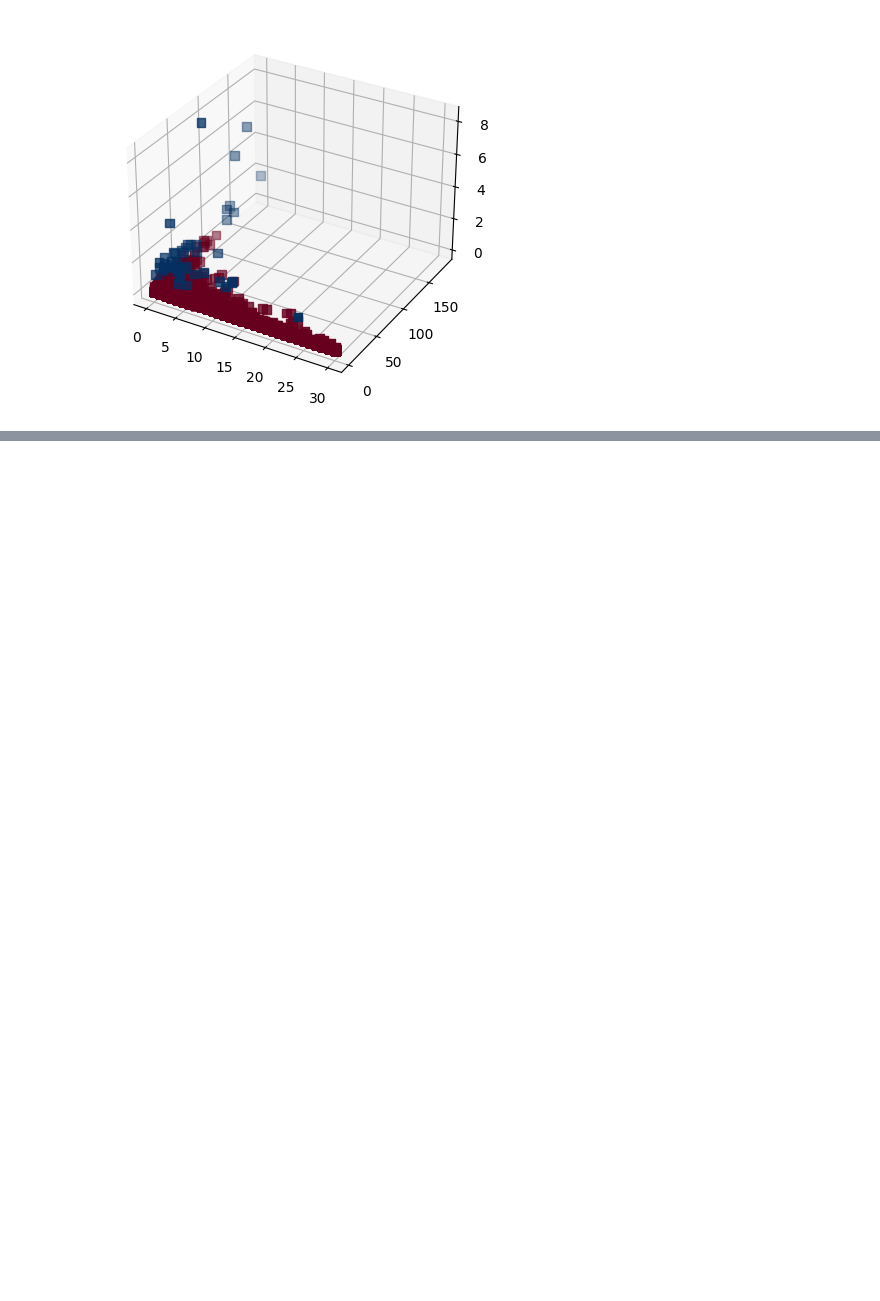
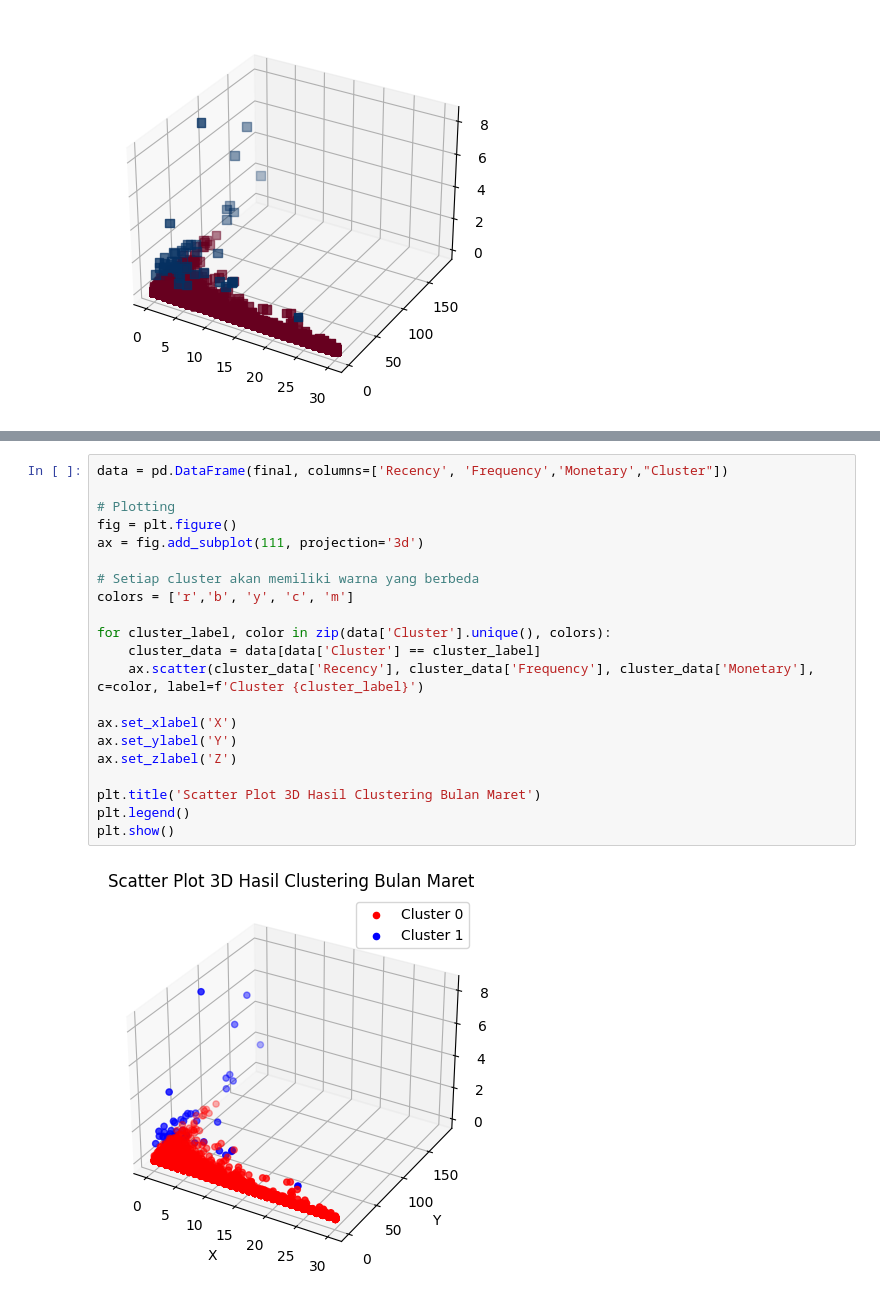
Before and after one commit to visaasmara/Skripsi, a Jupyter notebook: MARET_SKRIPSI_TANPA_PENANGANAN_OUTLIER_&_NORMALISASI.ipynb, the cells around one changed output, grey strips where cells are left out. Saved outputs shown, nothing was run; the diff lists cells and outputs as text; blank space fills up the shorter version.

```diff
--- a/MARET_SKRIPSI_TANPA_PENANGANAN_OUTLIER_&_NORMALISASI.ipynb
+++ b/MARET_SKRIPSI_TANPA_PENANGANAN_OUTLIER_&_NORMALISASI.ipynb
@@ -310,3 +310,26 @@ fig = px.scatter_3d(result, x='Recency', y='Frequency', z='Monetary',
 fig.show()
 # %% [output]
 [interactive output not drawn]
+# %%
+data = pd.DataFrame(final, columns=['Recency', 'Frequency','Monetary',"Cluster"])
+
+# Plotting
+fig = plt.figure()
+ax = fig.add_subplot(111, projection='3d')
+
+# Setiap cluster akan memiliki warna yang berbeda
+colors = ['r','b', 'y', 'c', 'm']
+
+for cluster_label, color in zip(data['Cluster'].unique(), colors):
+    cluster_data = data[data['Cluster'] == cluster_label]
+    ax.scatter(cluster_data['Recency'], cluster_data['Frequency'], cluster_data['Monetary'], c=color, label=f'Cluster {cluster_label}')
+
+ax.set_xlabel('X')
+ax.set_ylabel('Y')
+ax.set_zlabel('Z')
+
+plt.title('Scatter Plot 3D Hasil Clustering Bulan Maret')
+plt.legend()
+plt.show()
+# %% [output]
+[figure, added]
```
Also changed, not shown: parts of 3 cells of this notebook.
